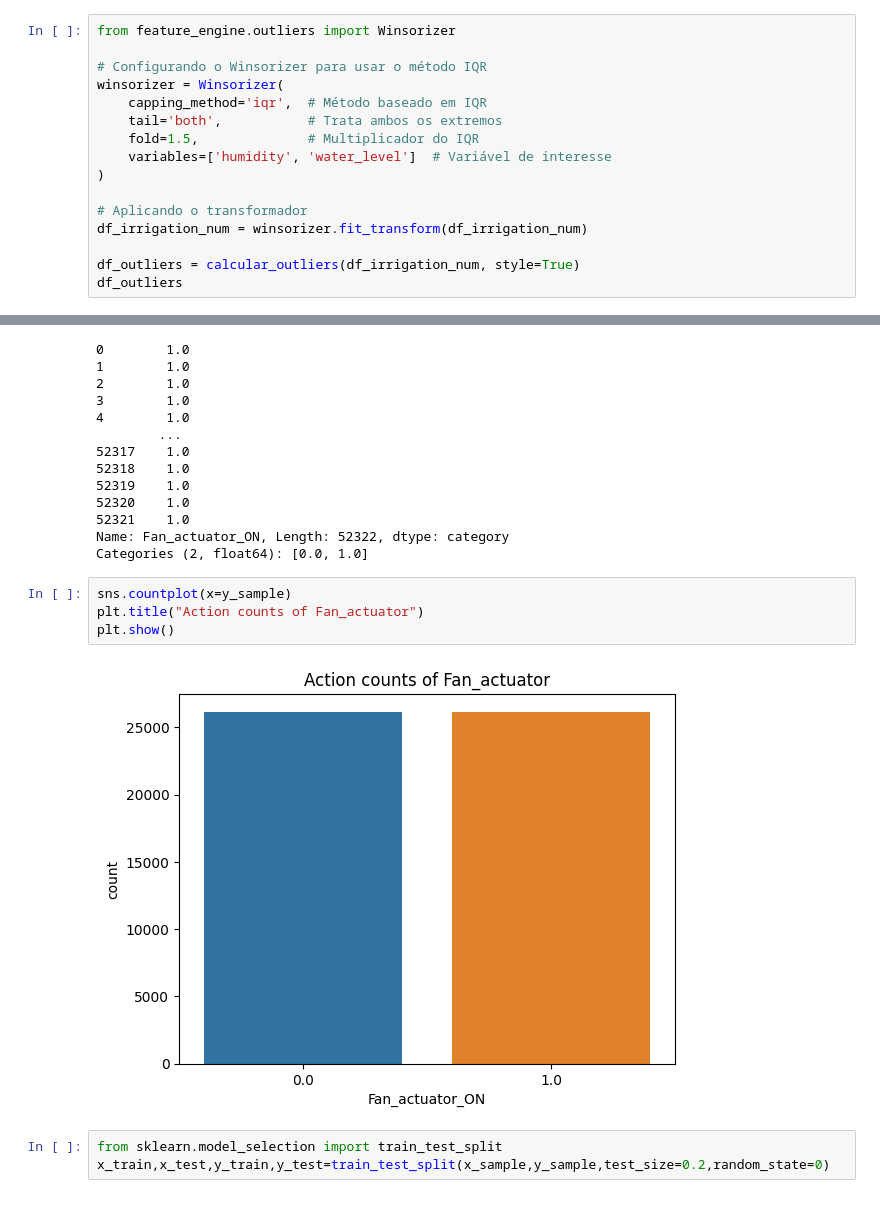
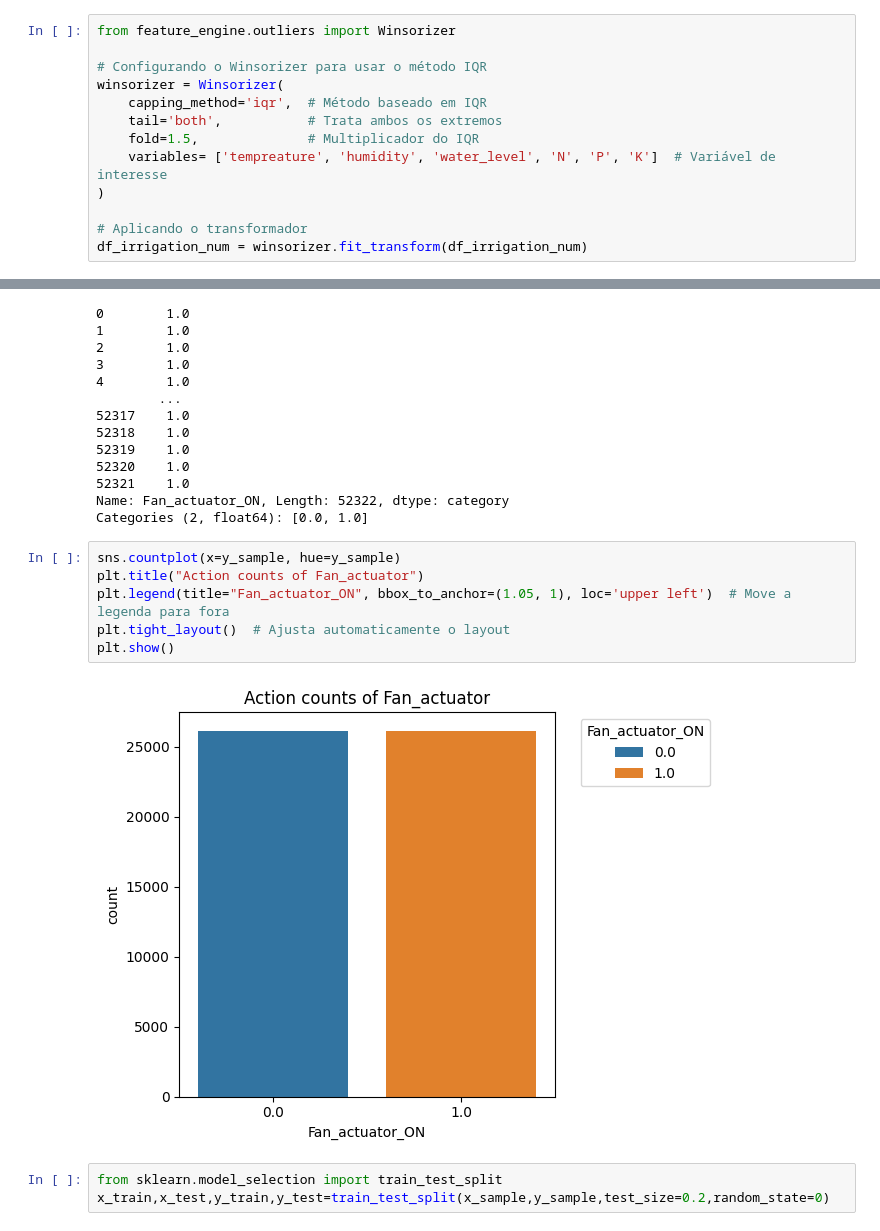
Before and after one commit to igbarretoIB/DataScienceAgriculturaDigital_SmartIrrigationSystem, a Jupyter notebook: Smart_Irrigation_System.ipynb, the cells around one changed output, grey strips where cells are left out. Cells and saved outputs as stored; diff of their text form.

```diff
--- a/Smart_Irrigation_System.ipynb
+++ b/Smart_Irrigation_System.ipynb
@@ -702,11 +748,8 @@ winsorizer = Winsorizer(
     capping_method='iqr',  # Método baseado em IQR
     tail='both',           # Trata ambos os extremos
     fold=1.5,              # Multiplicador do IQR
-    variables=['humidity', 'water_level']  # Variável de interesse
+    variables= ['tempreature', 'humidity', 'water_level', 'N', 'P', 'K']  # Variável de interesse
 )
 
 # Aplicando o transformador
 df_irrigation_num = winsorizer.fit_transform(df_irrigation_num)
-
-df_outliers = calcular_outliers(df_irrigation_num, style=True)
-df_outliers
@@ -1615,11 +1624,13 @@ y_sample
 Name: Fan_actuator_ON, Length: 52322, dtype: category
 Categories (2, float64): [0.0, 1.0]
 # %%
-sns.countplot(x=y_sample)
+sns.countplot(x=y_sample, hue=y_sample)
 plt.title("Action counts of Fan_actuator")
+plt.legend(title="Fan_actuator_ON", bbox_to_anchor=(1.05, 1), loc='upper left')  # Move a legenda para fora
+plt.tight_layout()  # Ajusta automaticamente o layout
 plt.show()
 # %% [output]
-[figure, old version]
+[figure, new version]
 # %%
 from sklearn.model_selection import train_test_split
 x_train,x_test,y_train,y_test=train_test_split(x_sample,y_sample,test_size=0.2,random_state=0)
```
Also changed, not shown: parts of 28 cells of this notebook, 5 other files.
